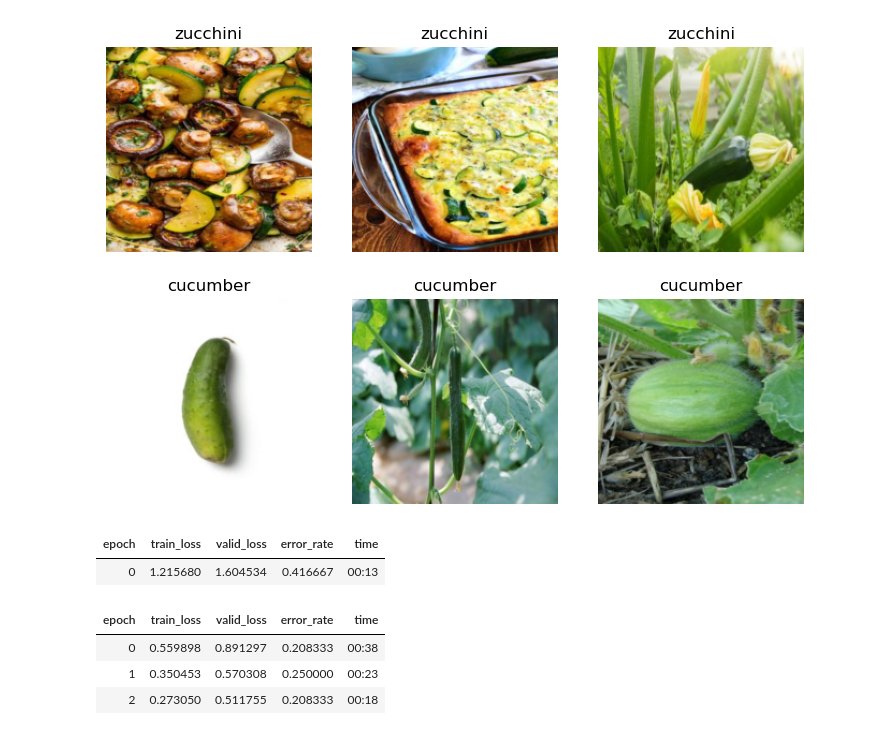
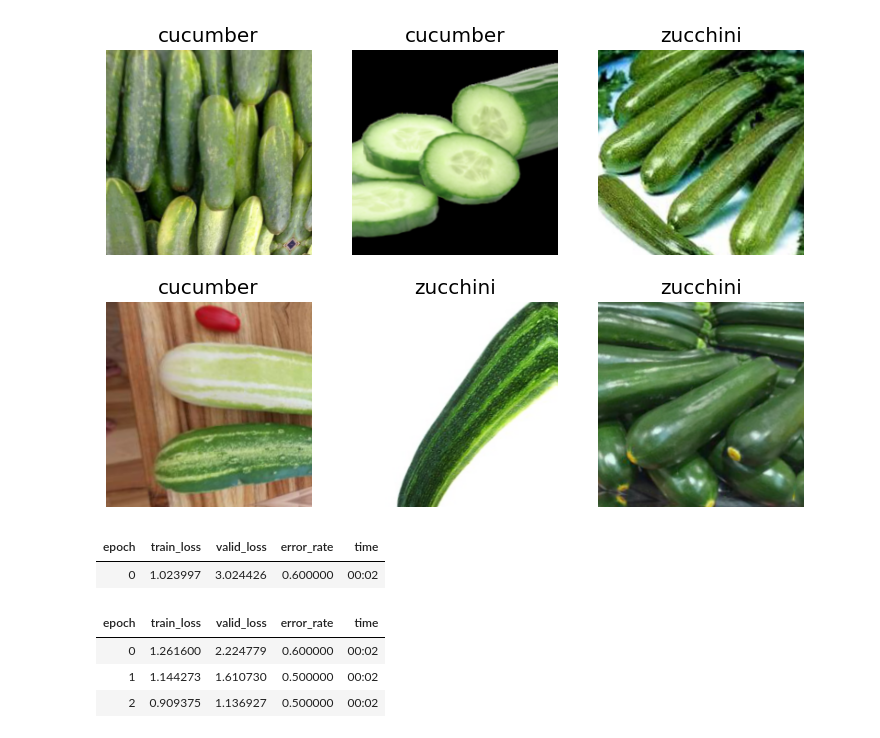
Before and after one commit to sachinrcz/deeplearning, a Jupyter notebook: Cucumber or Zucchini.ipynb, the cells around one changed output. Drawn from its saved outputs; the diff is of its cells as text; code cells hidden in the pictures.

```diff
--- a/Cucumber or Zucchini.ipynb
+++ b/Cucumber or Zucchini.ipynb
@@ -85,22 +91,23 @@ len(failed)
 # %%
 dls = DataBlock(
     blocks=(ImageBlock, CategoryBlock),
     get_items=get_image_files,
     splitter=RandomSplitter(valid_pct=0.2, seed=42),
     get_y=parent_label,
-    item_tfms=[Resize(192, method='squish')]
+    item_tfms=RandomResizedCrop(224, min_scale=0.5),
+    batch_tfms=aug_transforms()
 ).dataloaders(path, bs=32)
 
 dls.show_batch(max_n=6)
 # %% [output]
-[figure, old version]
+[figure, new version]
 # %%
 learn = vision_learner(dls, resnet18, metrics=error_rate)
 learn.fine_tune(3)
 # %% [output]
 | epoch | train_loss | valid_loss | error_rate | time |
-| 0 | 1.215680 | 1.604534 | 0.416667 | 00:13 |
+| 0 | 1.023997 | 3.024426 | 0.600000 | 00:02 |
 | epoch | train_loss | valid_loss | error_rate | time |
-| 0 | 0.559898 | 0.891297 | 0.208333 | 00:38 |
-| 1 | 0.350453 | 0.570308 | 0.250000 | 00:23 |
-| 2 | 0.273050 | 0.511755 | 0.208333 | 00:18 |
+| 0 | 1.261600 | 2.224779 | 0.600000 | 00:02 |
+| 1 | 1.144273 | 1.610730 | 0.500000 | 00:02 |
+| 2 | 0.909375 | 1.136927 | 0.500000 | 00:02 |
```
Also changed, not shown: parts of 15 cells of this notebook, 1 other file.
